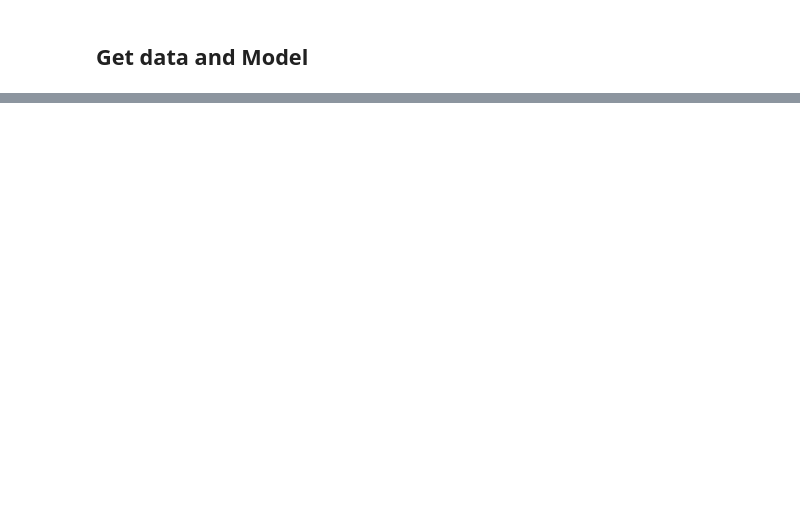
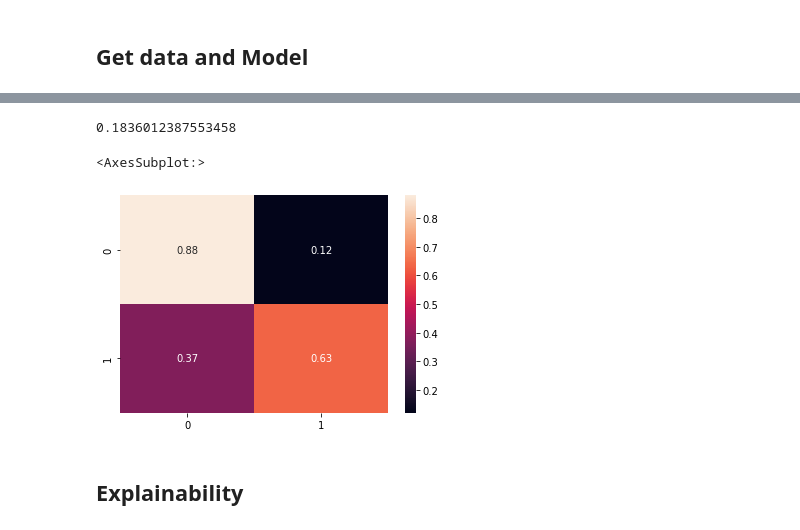
Before and after one commit to datascienceid/dsiex-termdeposit, a Jupyter notebook: notebooks/iteration_2/3-evaluation.ipynb, the cells around one changed output, grey strips where cells are left out. Drawn from its saved outputs; the diff is of its cells as text; code cells hidden in the pictures; blank space fills up the shorter version.

```diff
--- a/notebooks/iteration_2/3-evaluation.ipynb
+++ b/notebooks/iteration_2/3-evaluation.ipynb
@@ -43,5 +53,33 @@ col_num_load = joblib.load(PATH_MODEL+'num_names.pkl')
 # %%
 ## preprocessing
+rule_cap_load = joblib.load(PATH_MODEL+'outliers_cap_rules.pkl')
+scaler_load = joblib.load(PATH_MODEL+'minmax_scaler.pkl')
+oh_load = joblib.load(PATH_MODEL+'oh_encoding.pkl')
+
+raw_data['is_contacted'] = (raw_data['pdays'] != -1).astype(int)
+raw_data['balance2'] = np.where(raw_data['balance']<0,0, raw_data['balance'])
+
+for c2 in col_num:
+    if c2 == 'balance':
+        ck = c2+'2'
+    else:
+        ck = c2
+    max_cap = rule_cap_load[c2]
+    raw_data[ck+'_cap'] = np.where(raw_data[ck] >= max_cap, max_cap, raw_data[ck])
+
+
+jgroup1 = ['services', 'self-employed', 'entrepreneur', 'housemaid']
+jgroup2 = ['admin.', 'technician', 'unknown']
+raw_data['job2'] = raw_data['job'].apply(lambda x : np.where(x in jgroup1,'jgr1',
+                                                        np.where(x in jgroup2,'jgr2',x)))
+
+
+df_num = pd.DataFrame(scaler_load.transform(raw_data[col_num_load]), columns = col_num_load)
+df_num['target'] = raw_data['y2'].copy()
+df_cat = pd.DataFrame(oh_load.transform(
+        raw_data[col_cat2]).toarray(), columns = col_cat_load)
+
+df_interim = pd.concat([df_num,df_cat], axis = 1)
 # %%
 ## Best Model
-joblib.dump(best_clf[mdl],PATH_MODEL+mdl+'.pkl')
+best_mdl = joblib.load(PATH_MODEL+'logreg7.pkl')
@@ -47,0 +88,3 @@ joblib.dump(best_clf[mdl],PATH_MODEL+mdl+'.pkl')
+# %%
+Y_true = raw_data['y2']
+1-Y_true.mean()
@@ -47,0 +93,5 @@ joblib.dump(best_clf[mdl],PATH_MODEL+mdl+'.pkl')
+# %%
+## Summary
+Xd = df_interim[col_num_load+col_cat_load]
+Y_prob_pred = best_mdl.predict(Xd)
+print(classification_report(Y_true,Y_prob_pred))
@@ -47,0 +107,13 @@ joblib.dump(best_clf[mdl],PATH_MODEL+mdl+'.pkl')
+# %%
+Y_prob_pred.mean()
+# %% [output]
+0.1836012387553458
+# %%
+cm = confusion_matrix(Y_true,Y_prob_pred)
+cm2 = (cm.transpose()/cm.sum(axis=1)).transpose()
+sns.heatmap(cm2,annot = True)
+# %% [output]
+<AxesSubplot:>
+[figure, added]
+# %% [markdown]
+## Explainability
```
Also changed, not shown: parts of 8 cells of this notebook, 21 other files.
